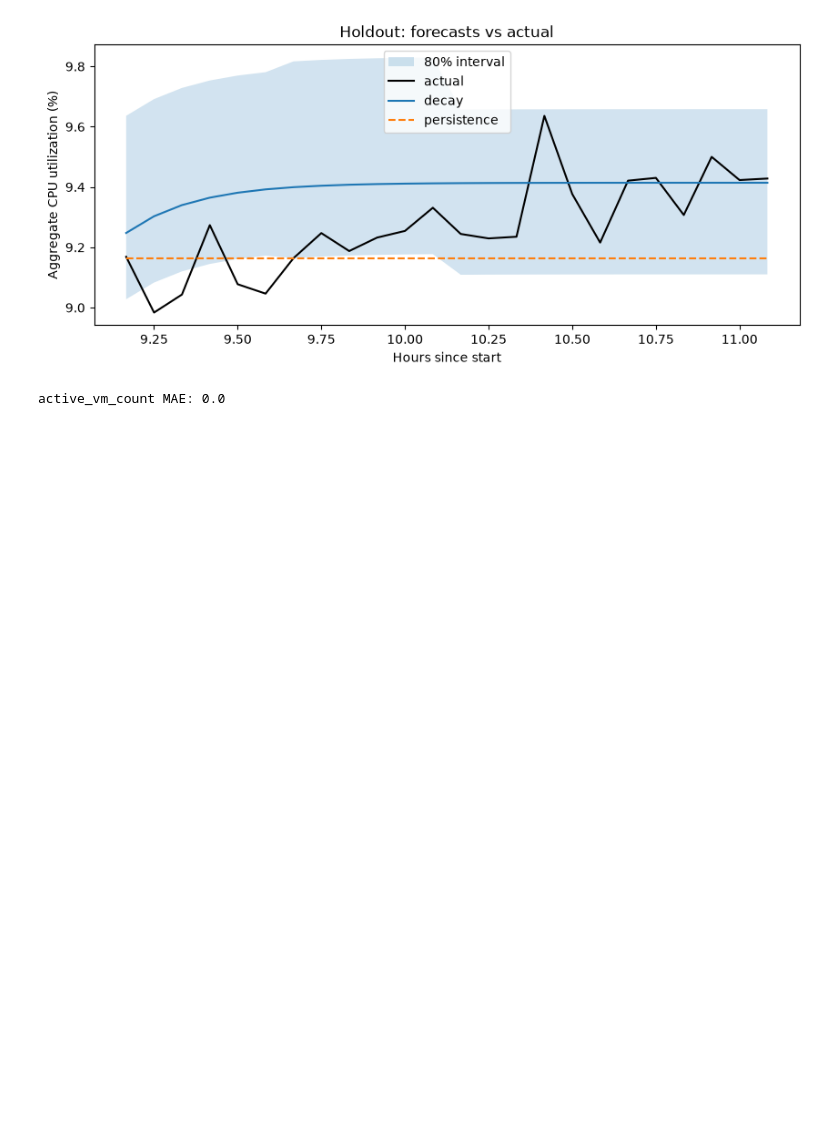
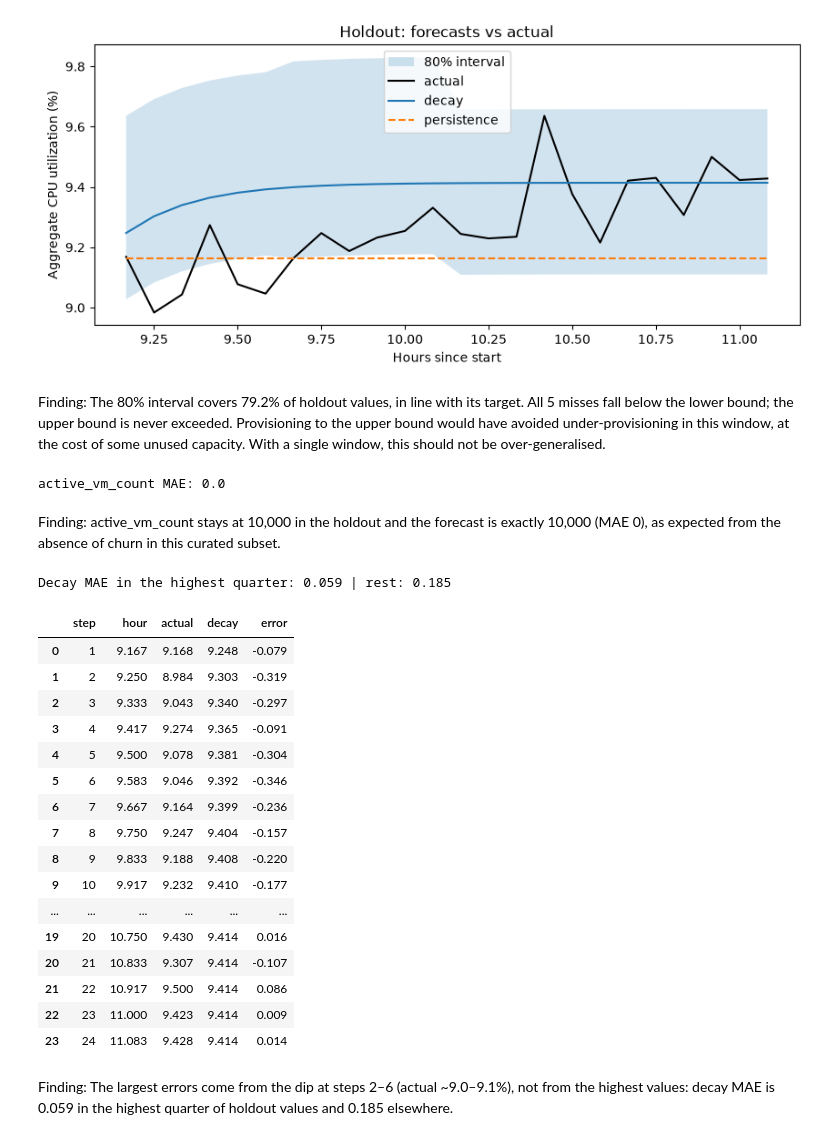
Before and after one commit to u230709018/forecasting-challenge, a Jupyter notebook: notebooks/04_holdout_evaluation.ipynb, the cells around one changed output. Drawn from its saved outputs; the diff is of its cells as text; code cells hidden in the pictures; blank space fills up the shorter version.

Commit message:
docs(notebooks): capacity margin trade-off

```diff
--- a/notebooks/04_holdout_evaluation.ipynb
+++ b/notebooks/04_holdout_evaluation.ipynb
@@ -62,9 +66,41 @@ plt.show()
 # %% [output]
 Interval coverage: 0.792 | above upper: 0 | below lower: 5
 [figure]
+# %% [markdown]
+Finding: The 80% interval covers 79.2% of holdout values, in line with its target. All 5 misses fall below the lower bound; the upper bound is never exceeded. Provisioning to the upper bound would have avoided under-provisioning in this window, at the cost of some unused capacity. With a single window, this should not be over-generalised.
 # %%
 vm_actual = targets.set_index("timestamp").loc[holdout_timestamps.to_numpy(), "active_vm_count"].to_numpy()
 vm_forecast = decay_forecast(train, template, "active_vm_count").round().to_numpy()
 print("active_vm_count MAE:", np.abs(vm_actual - vm_forecast).mean())
 # %% [output]
 active_vm_count MAE: 0.0
+# %% [markdown]
+Finding: active_vm_count stays at 10,000 in the holdout and the forecast is exactly 10,000 (MAE 0), as expected from the absence of churn in this curated subset.
+# %%
+steps = pd.DataFrame({"step": range(1, 25), "hour": hours, "actual": actual, "decay": forecasts["decay"]})
+steps["error"] = steps["actual"] - steps["decay"]
+top = steps["actual"] >= steps["actual"].quantile(0.75)
+print("Decay MAE in the highest quarter:", round(steps.loc[top, "error"].abs().mean(), 3),
+      "| rest:", round(steps.loc[~top, "error"].abs().mean(), 3))
+steps.round(3)
+# %% [output]
+Decay MAE in the highest quarter: 0.059 | rest: 0.185
+|  | step | hour | actual | decay | error |
+| 0 | 1 | 9.167 | 9.168 | 9.248 | -0.079 |
+| 1 | 2 | 9.250 | 8.984 | 9.303 | -0.319 |
+| 2 | 3 | 9.333 | 9.043 | 9.340 | -0.297 |
+| 3 | 4 | 9.417 | 9.274 | 9.365 | -0.091 |
+| 4 | 5 | 9.500 | 9.078 | 9.381 | -0.304 |
+| 5 | 6 | 9.583 | 9.046 | 9.392 | -0.346 |
+| 6 | 7 | 9.667 | 9.164 | 9.399 | -0.236 |
+| 7 | 8 | 9.750 | 9.247 | 9.404 | -0.157 |
+| 8 | 9 | 9.833 | 9.188 | 9.408 | -0.220 |
+| 9 | 10 | 9.917 | 9.232 | 9.410 | -0.177 |
+| ... | ... | ... | ... | ... | ... |
+| 19 | 20 | 10.750 | 9.430 | 9.414 | 0.016 |
+| 20 | 21 | 10.833 | 9.307 | 9.414 | -0.107 |
+| 21 | 22 | 10.917 | 9.500 | 9.414 | 0.086 |
+| 22 | 23 | 11.000 | 9.423 | 9.414 | 0.009 |
+| 23 | 24 | 11.083 | 9.428 | 9.414 | 0.014 |
+# %% [markdown]
+Finding: The largest errors come from the dip at steps 2–6 (actual ~9.0–9.1%), not from the highest values: decay MAE is 0.059 in the highest quarter of holdout values and 0.185 elsewhere.
```
Also changed, not shown: parts of 1 cell of this notebook, 1 other file.
